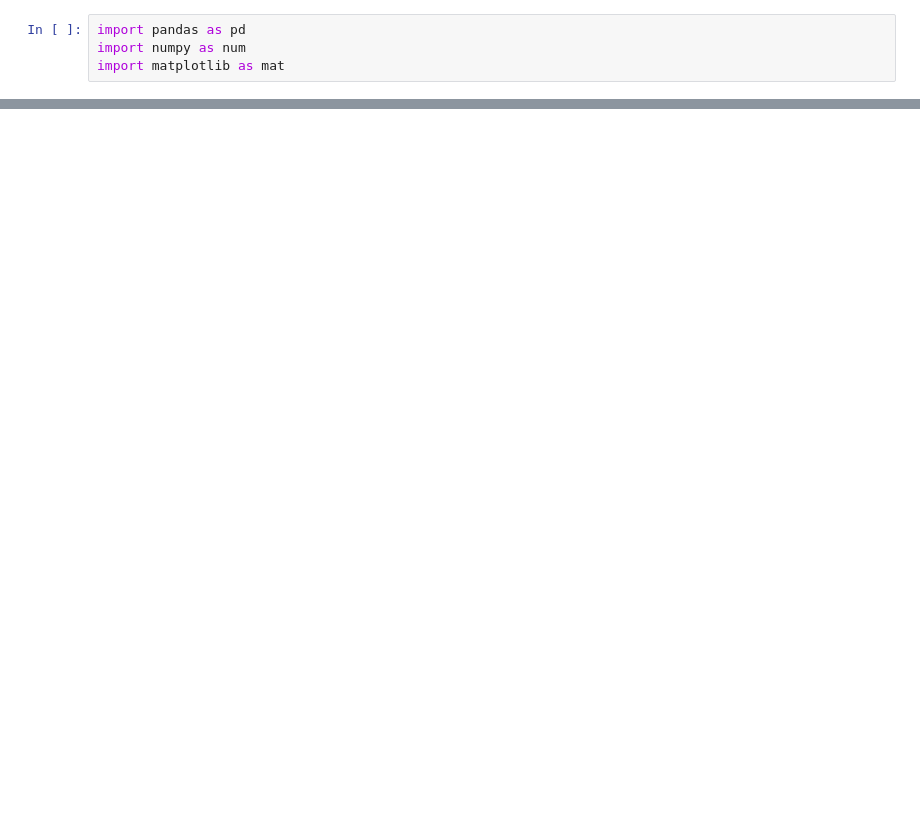
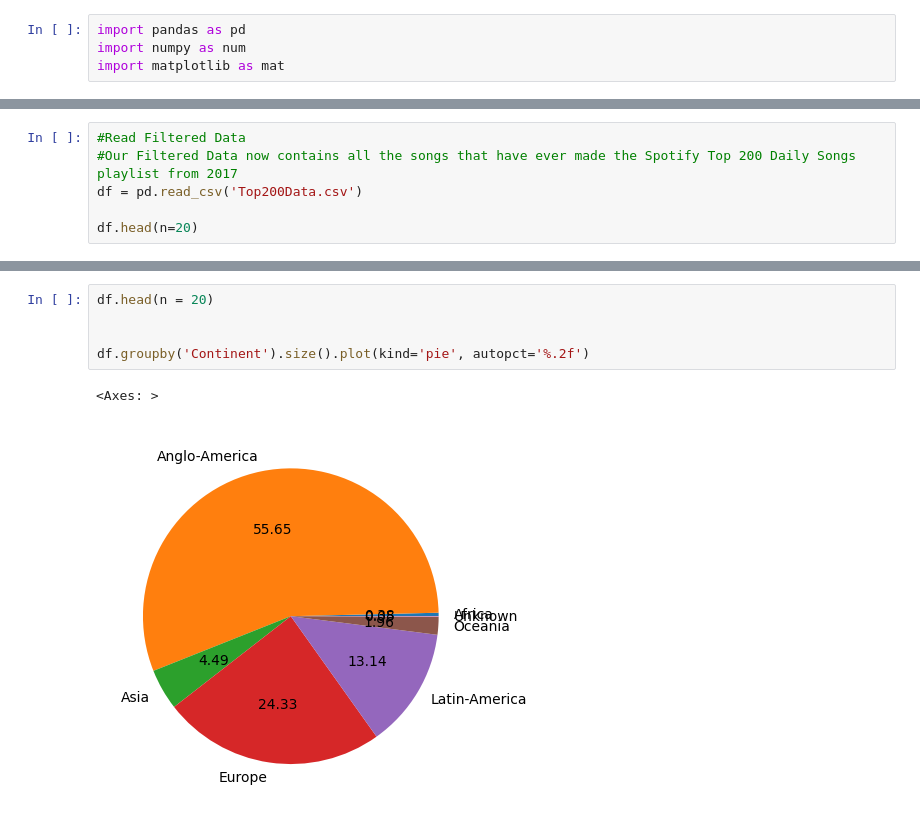
Before and after one commit to kevin-shiao/Spotify-Top-200-Songs-Analysis, a Jupyter notebook: Project.ipynb, the cells around one changed output, grey strips where cells are left out. Cells and saved outputs as stored; diff of their text form; blank space fills up the shorter version.

Commit message:
Changed Dataset, Began Data Cleaning and Analysis

```diff
--- a/Project.ipynb
+++ b/Project.ipynb
@@ -17,0 +27,6 @@ df.head(n=6)
+# %%
+#Read Filtered Data
+#Our Filtered Data now contains all the songs that have ever made the Spotify Top 200 Daily Songs playlist from 2017
+df = pd.read_csv('Top200Data.csv')
+
+df.head(n=20)
@@ -17,0 +51,8 @@ df.head(n=6)
+# %%
+df.head(n = 20)
+
+
+df.groupby('Continent').size().plot(kind='pie', autopct='%.2f')
+# %% [output]
+<Axes: >
+[figure, added]
```
Also changed, not shown: parts of 5 cells of this notebook, 3 other files.
